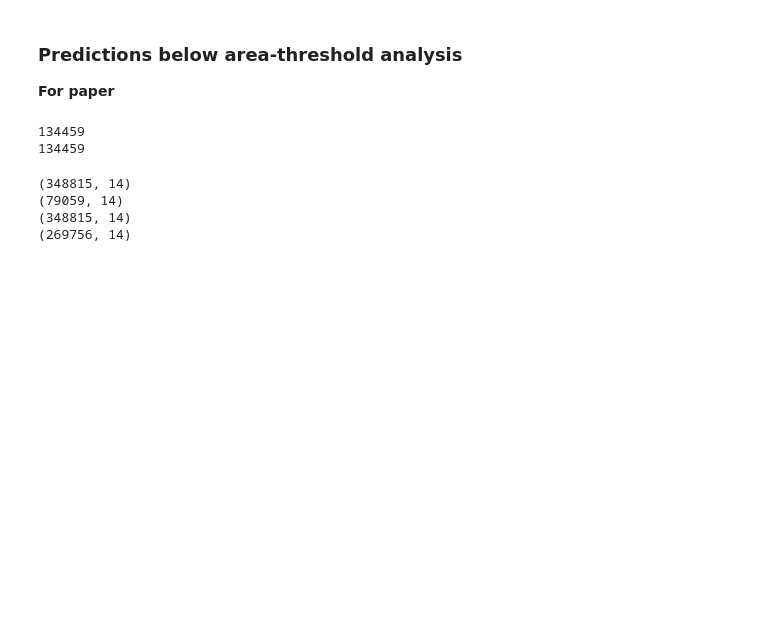
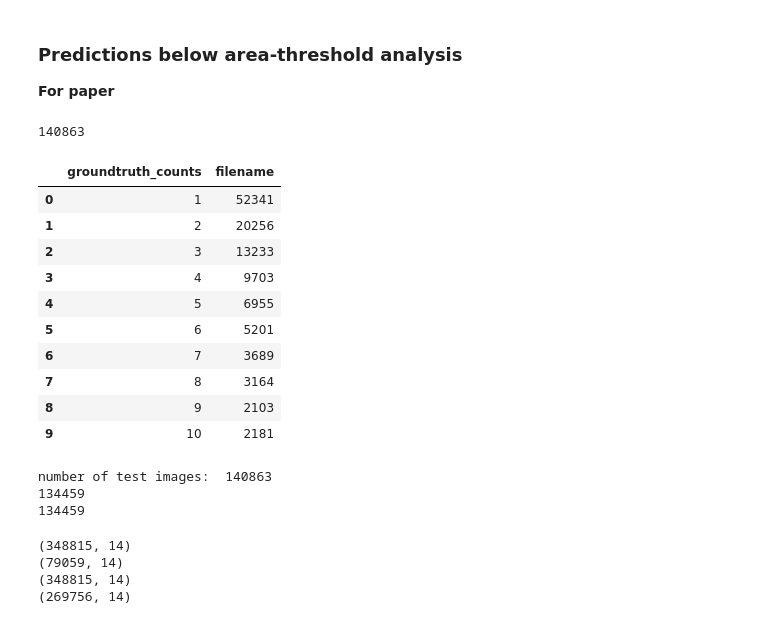
Before and after one commit to Manish-rai21bit/camera-trap-detection, a Jupyter notebook: EDA_and_ModelEvaluation/Evaluations_for_species_detection.ipynb, the cells around one changed output. Saved outputs shown, nothing was run; the diff lists cells and outputs as text; code cells hidden in the pictures; blank space fills up the shorter version.

Commit message:
animal count vs freq of images

```diff
--- a/EDA_and_ModelEvaluation/Evaluations_for_species_detection.ipynb
+++ b/EDA_and_ModelEvaluation/Evaluations_for_species_detection.ipynb
@@ -607,10 +607,31 @@ groundtruth_df_img['groundtruth_counts'] = [int(val) for val in groundtruth_df_i
 # groundtruth_df_img = groundtruth_df_img[~groundtruth_df_img['groundtruth_counts'].isin(['11-50', '51+'])]
 
 gt_i, pred_i, intersection_images = pgc.prediction_groundtruth_intersection_dataframe(groundtruth_df_img, df_box)
+# %%
+# get distribution of images by count of animals
+groundtruth_df_img2 = pd.DataFrame(groundtruth_df_img.groupby(by='filename')['groundtruth_counts'].sum()).reset_index()
+groundtruth_df_img3 = pd.DataFrame(groundtruth_df_img2.groupby(by='groundtruth_counts')['filename'].count()).reset_index()
+print(sum(groundtruth_df_img3.filename))
+groundtruth_df_img3.head(n=10)
+# %% [output]
+140863
+|  | groundtruth_counts | filename |
+| 0 | 1 | 52341 |
+| 1 | 2 | 20256 |
+| 2 | 3 | 13233 |
+| 3 | 4 | 9703 |
+| 4 | 5 | 6955 |
+| 5 | 6 | 5201 |
+| 6 | 7 | 3689 |
+| 7 | 8 | 3164 |
+| 8 | 9 | 2103 |
+| 9 | 10 | 2181 |
 # %%
+print("number of test images: ", len(set(groundtruth_df_img.filename)))
 print(len(set(gt_i.filename)))
 print(len(set(pred_i.filename)))
 # %% [output]
+number of test images:  140863
 134459
 134459
 # %%
```
Also changed, not shown: parts of 2 cells of this notebook.
